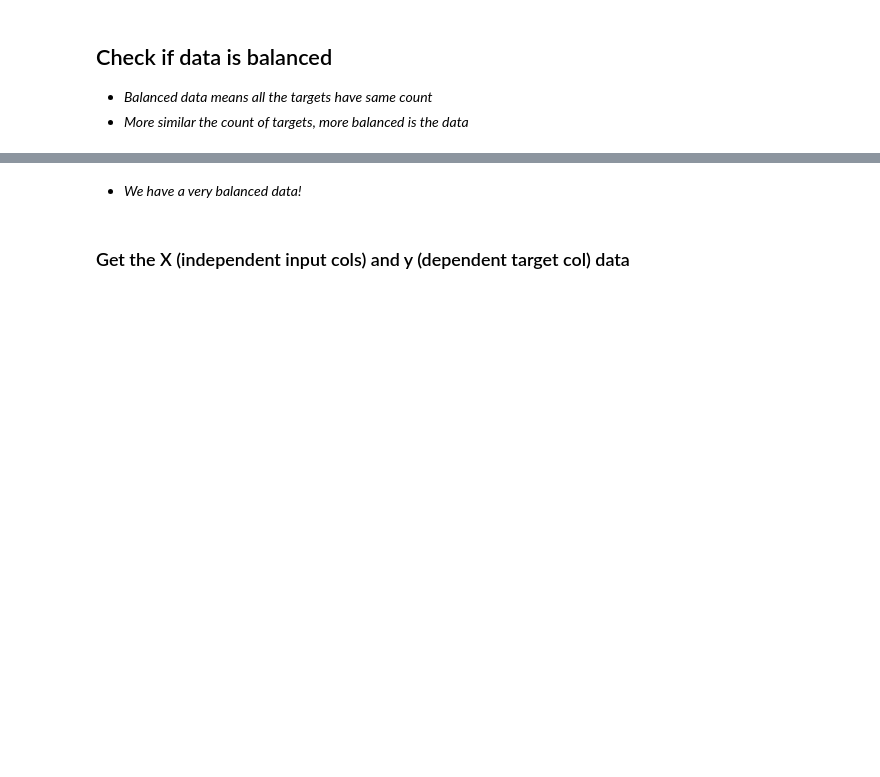
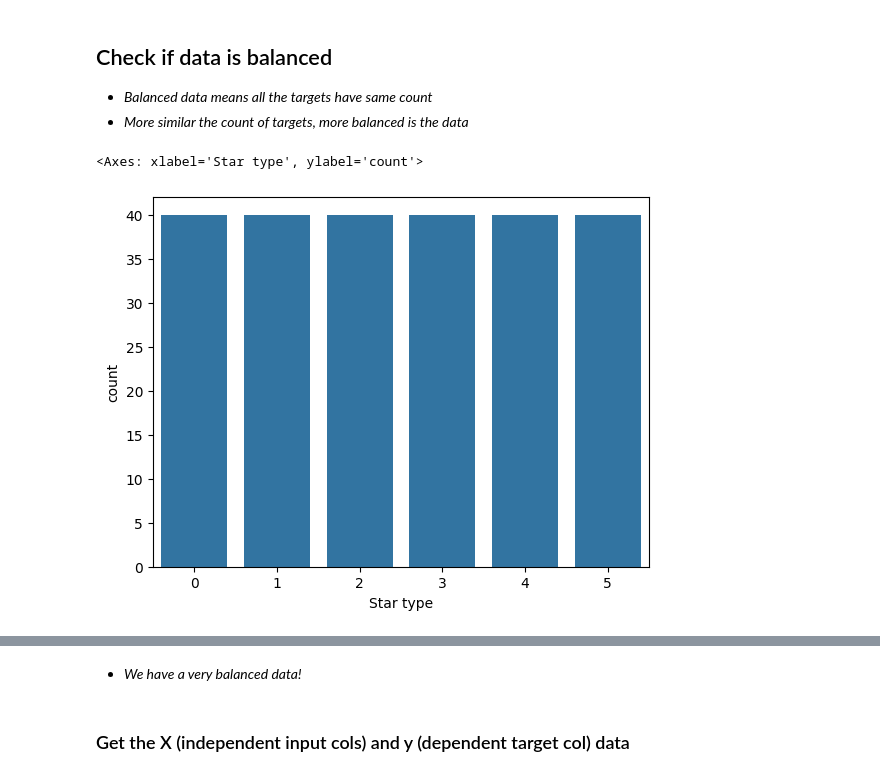
Before and after one commit to MauricioRPF/Spartificial_ML, a Jupyter notebook: W4S1_Code_Along.ipynb, the cells around one changed output, grey strips where cells are left out. Cells and saved outputs as stored; diff of their text form; code cells hidden in the pictures; blank space fills up the shorter version.

```diff
--- a/W4S1_Code_Along.ipynb
+++ b/W4S1_Code_Along.ipynb
@@ -54,7 +60,7 @@ warnings.filterwarnings('ignore')
 # Mount drive
 # %%
 ## Create the data frame
-dataset_path =
-star_df =
+dataset_path = '/content/6 class csv.csv'
+star_df = pd.read_csv(dataset_path)
 # %%
 # Show the random sample of 10 rows of star_df data frame
@@ -124,0 +184,7 @@ Now let's move on to 'Spectral Class' and hope that no more data cleaning is req
+# %%
+# Barplot
+sns.barplot(x = star_df['Star type'].value_counts().index,
+              y = star_df['Star type'].value_counts())
+# %% [output]
+<Axes: xlabel='Star type', ylabel='count'>
+[figure, added]
```
Also changed, not shown: parts of 21 cells of this notebook.
